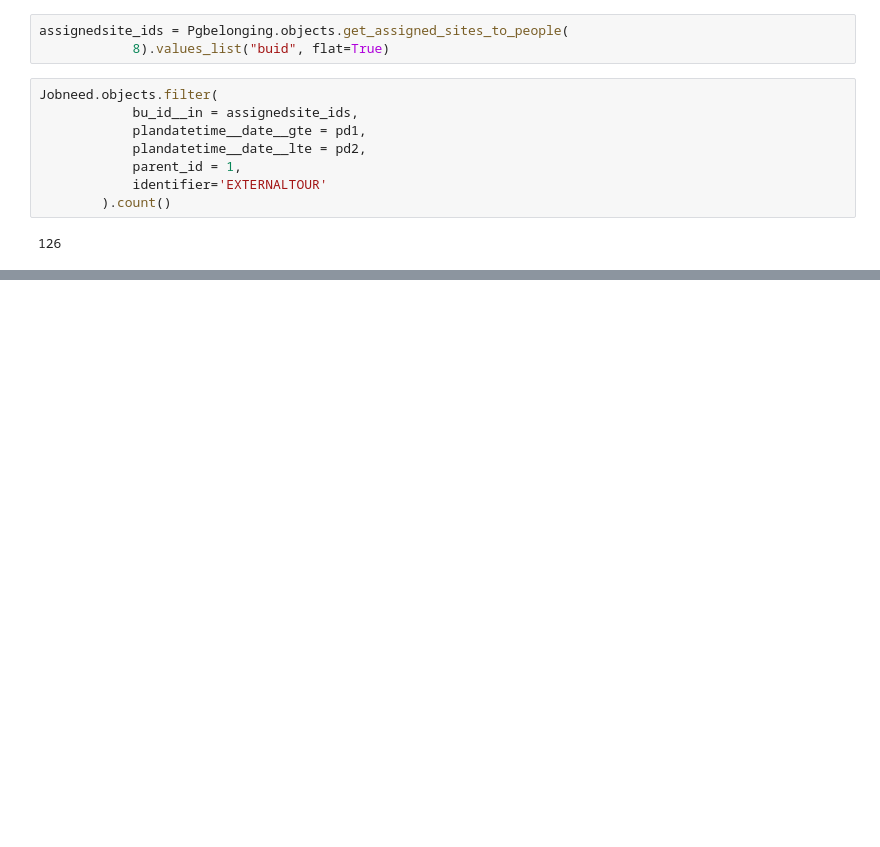
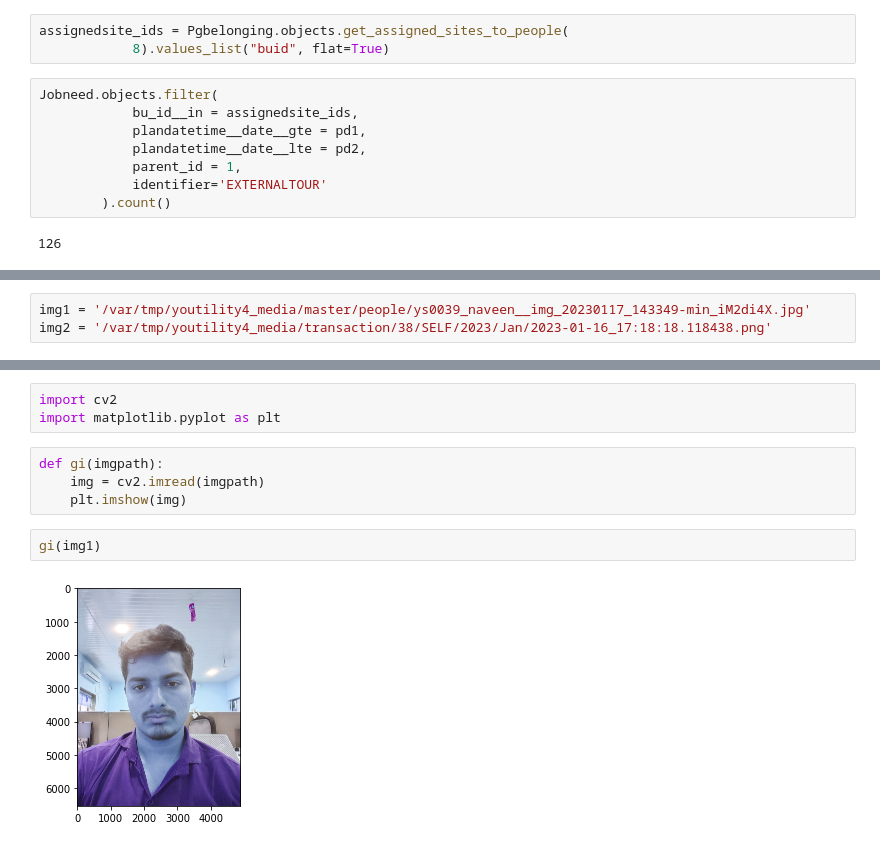
Before and after one commit to ytpl65/youtility3_refactoring, a Jupyter notebook: Untitled.ipynb, the cells around one changed output, grey strips where cells are left out. Saved outputs shown, nothing was run; the diff lists cells and outputs as text; blank space fills up the shorter version.

```diff
--- a/Untitled.ipynb
+++ b/Untitled.ipynb
@@ -135,0 +79,3 @@ TypeError: the JSON object must be str, bytes or bytearray, not list
+# %%
+img1 = '/var/tmp/youtility4_media/master/people/ys0039_naveen__img_20230117_143349-min_iM2di4X.jpg'
+img2 = '/var/tmp/youtility4_media/transaction/38/SELF/2023/Jan/2023-01-16_17:18:18.118438.png'
@@ -135,0 +93,11 @@ TypeError: the JSON object must be str, bytes or bytearray, not list
+# %%
+import cv2
+import matplotlib.pyplot as plt
+# %%
+def gi(imgpath):
+    img = cv2.imread(imgpath)
+    plt.imshow(img)
+# %%
+gi(img1)
+# %% [output]
+[figure, added]
```
Also changed, not shown: parts of 29 cells of this notebook, 20 other files.
